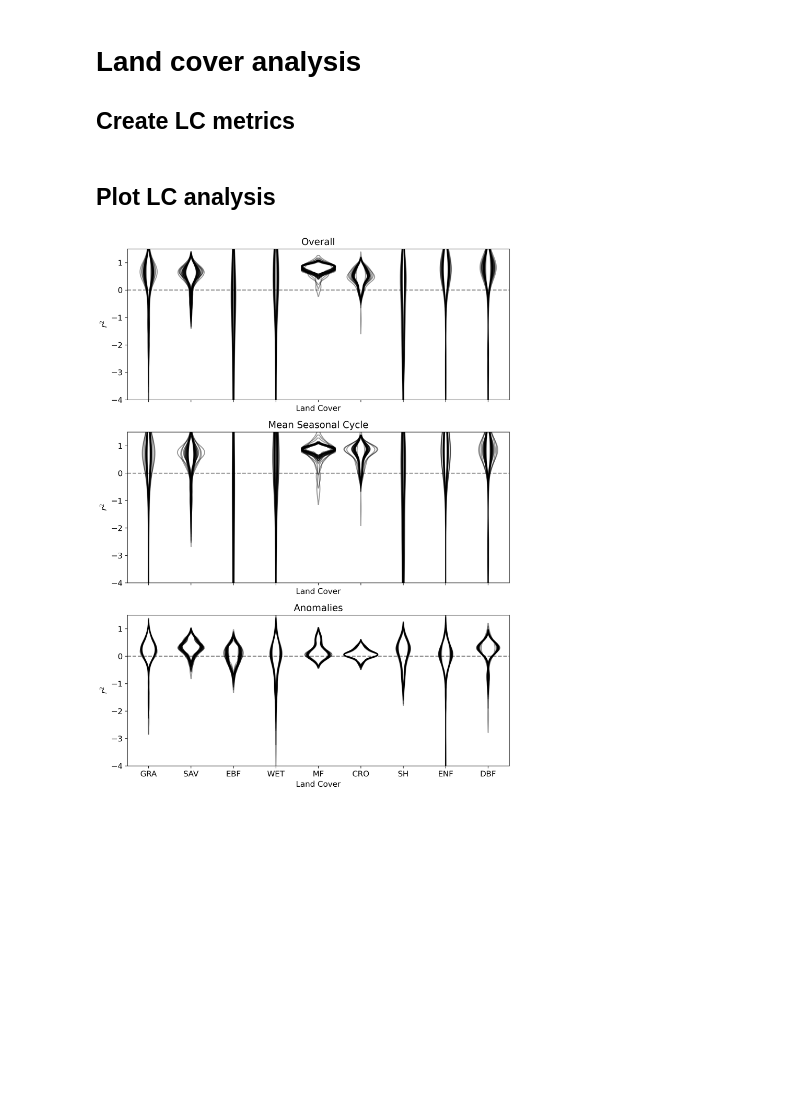
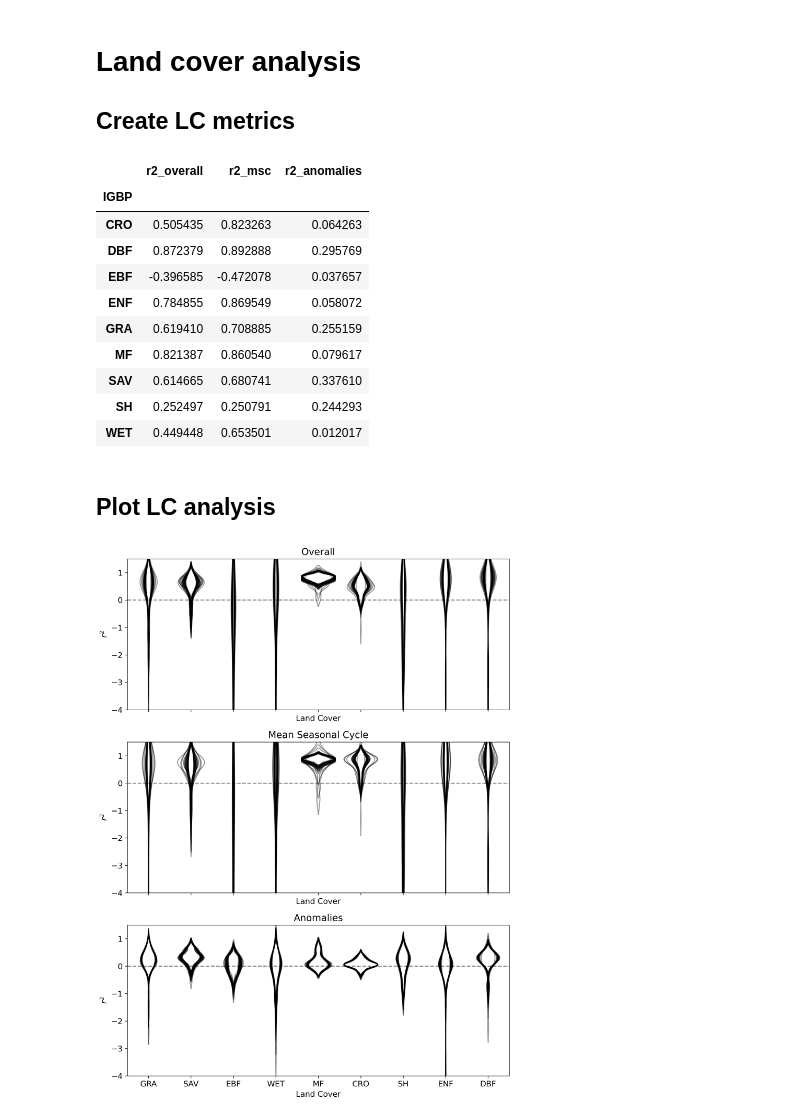
Before and after one commit to mxgbr/gpp_upscaling, a Jupyter notebook: 02_benchmark.ipynb, the cells around one changed output. Saved outputs shown, nothing was run; the diff lists cells and outputs as text; code cells hidden in the pictures; blank space fills up the shorter version.

```diff
--- a/02_benchmark.ipynb
+++ b/02_benchmark.ipynb
@@ -68,6 +125,20 @@ df.groupby(['Framework', 'Explanatory variable set']).apply(lambda x: 1.96 * x.s
 # %%
 sites = pd.read_csv('data/ec/sites_meta_v1.csv', index_col=0)
 lc_metrics = analysis.eval_lc('2022102513552801', 'experiments/', sites, out_path='analysis/benchmark/', min_months=24)
+# %%
+lc_metrics.groupby('IGBP').median()
+# %% [output]
+|  | r2_overall | r2_msc | r2_anomalies |
+| IGBP |  |  |  |
+| CRO | 0.505435 | 0.823263 | 0.064263 |
+| DBF | 0.872379 | 0.892888 | 0.295769 |
+| EBF | -0.396585 | -0.472078 | 0.037657 |
+| ENF | 0.784855 | 0.869549 | 0.058072 |
+| GRA | 0.619410 | 0.708885 | 0.255159 |
+| MF | 0.821387 | 0.860540 | 0.079617 |
+| SAV | 0.614665 | 0.680741 | 0.337610 |
+| SH | 0.252497 | 0.250791 | 0.244293 |
+| WET | 0.449448 | 0.653501 | 0.012017 |
 # %% [markdown]
 ## Plot LC analysis
 # %%
```
Also changed, not shown: parts of 9 cells of this notebook.
